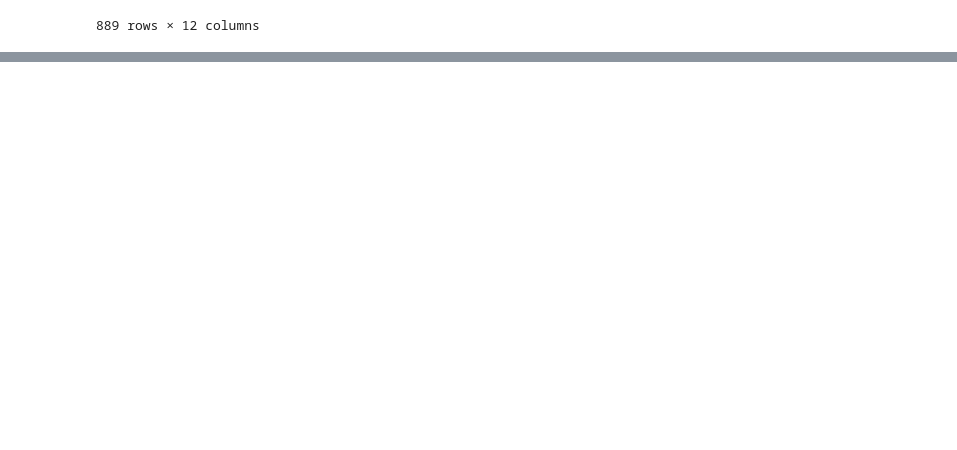
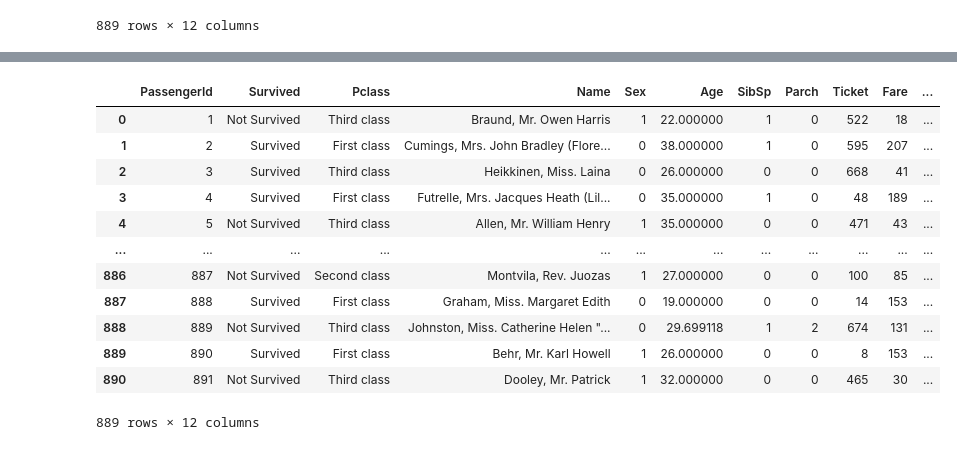
Before and after one commit to shanicenaliakanyongesa/CODSOFT, a Jupyter notebook: titanic.ipynb, the cells around one changed output, grey strips where cells are left out. Drawn from its saved outputs; the diff is of its cells as text; code cells hidden in the pictures; blank space fills up the shorter version.

```diff
--- a/titanic.ipynb
+++ b/titanic.ipynb
@@ -285 +285,26 @@ AttributeError: 'Axes' object has no attribute 'size'
 [figure]
+# %%
+
+from sklearn.preprocessing import LabelEncoder
+encoder= LabelEncoder()
+data['Sex']=encoder.fit_transform(data['Sex'])
+data['Embarked']=encoder.fit_transform(data['Embarked'])
+data['Ticket']=encoder.fit_transform(data['Ticket'])
+data['Fare']=encoder.fit_transform(data['Fare'])
+data['Cabin']=encoder.fit_transform(data['Cabin'])
+
+data
+# %% [output]
+|  | PassengerId | Survived | Pclass | Name | Sex | Age | SibSp | Parch | Ticket | Fare | ... |
+| 0 | 1 | Not Survived | Third class | Braund, Mr. Owen Harris | 1 | 22.000000 | 1 | 0 | 522 | 18 | ... |
+| 1 | 2 | Survived | First class | Cumings, Mrs. John Bradley (Flore... | 0 | 38.000000 | 1 | 0 | 595 | 207 | ... |
+| 2 | 3 | Survived | Third class | Heikkinen, Miss. Laina | 0 | 26.000000 | 0 | 0 | 668 | 41 | ... |
+| 3 | 4 | Survived | First class | Futrelle, Mrs. Jacques Heath (Lil... | 0 | 35.000000 | 1 | 0 | 48 | 189 | ... |
+| 4 | 5 | Not Survived | Third class | Allen, Mr. William Henry | 1 | 35.000000 | 0 | 0 | 471 | 43 | ... |
+| ... | ... | ... | ... | ... | ... | ... | ... | ... | ... | ... | ... |
+| 886 | 887 | Not Survived | Second class | Montvila, Rev. Juozas | 1 | 27.000000 | 0 | 0 | 100 | 85 | ... |
+| 887 | 888 | Survived | First class | Graham, Miss. Margaret Edith | 0 | 19.000000 | 0 | 0 | 14 | 153 | ... |
+| 888 | 889 | Not Survived | Third class | Johnston, Miss. Catherine Helen "... | 0 | 29.699118 | 1 | 2 | 674 | 131 | ... |
+| 889 | 890 | Survived | First class | Behr, Mr. Karl Howell | 1 | 26.000000 | 0 | 0 | 8 | 153 | ... |
+| 890 | 891 | Not Survived | Third class | Dooley, Mr. Patrick | 1 | 32.000000 | 0 | 0 | 465 | 30 | ... |
+889 rows × 12 columns
```
Also changed, not shown: parts of 7 cells of this notebook.
